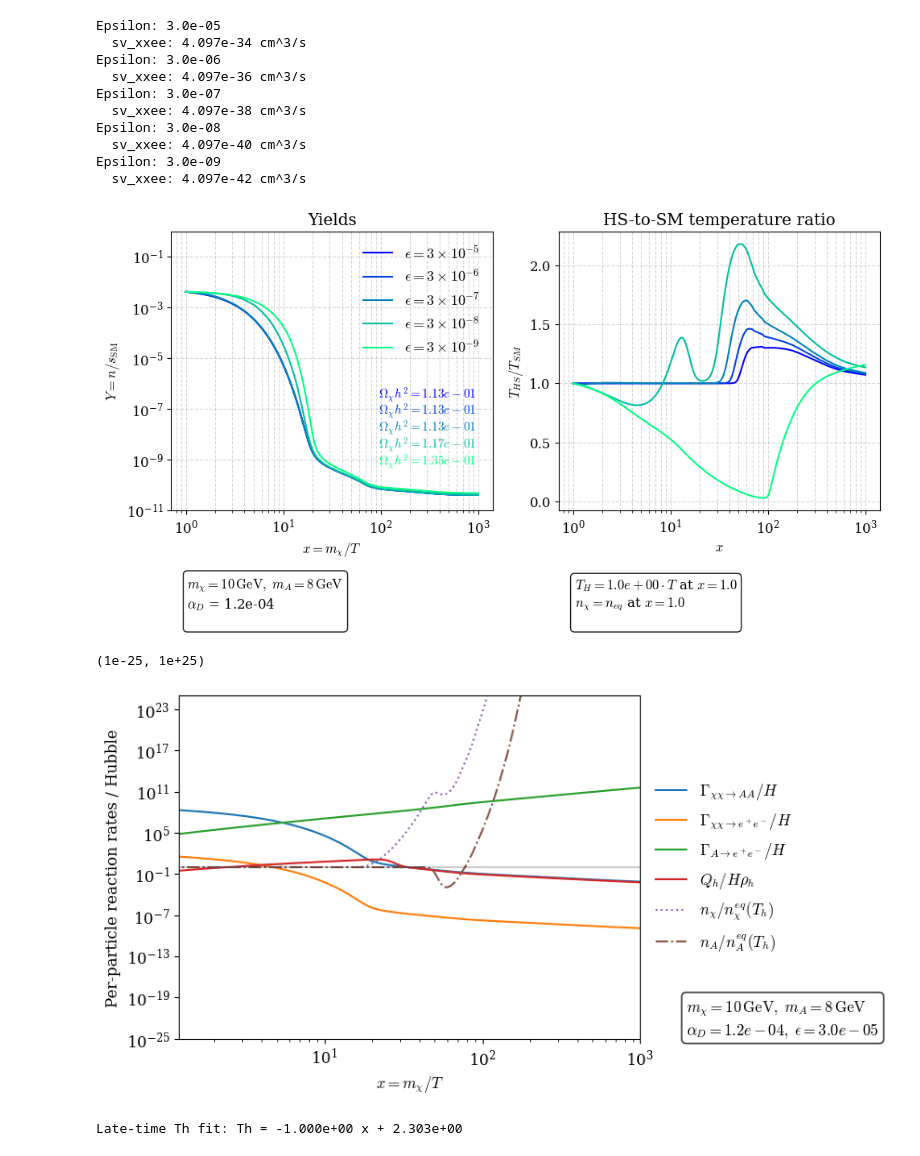
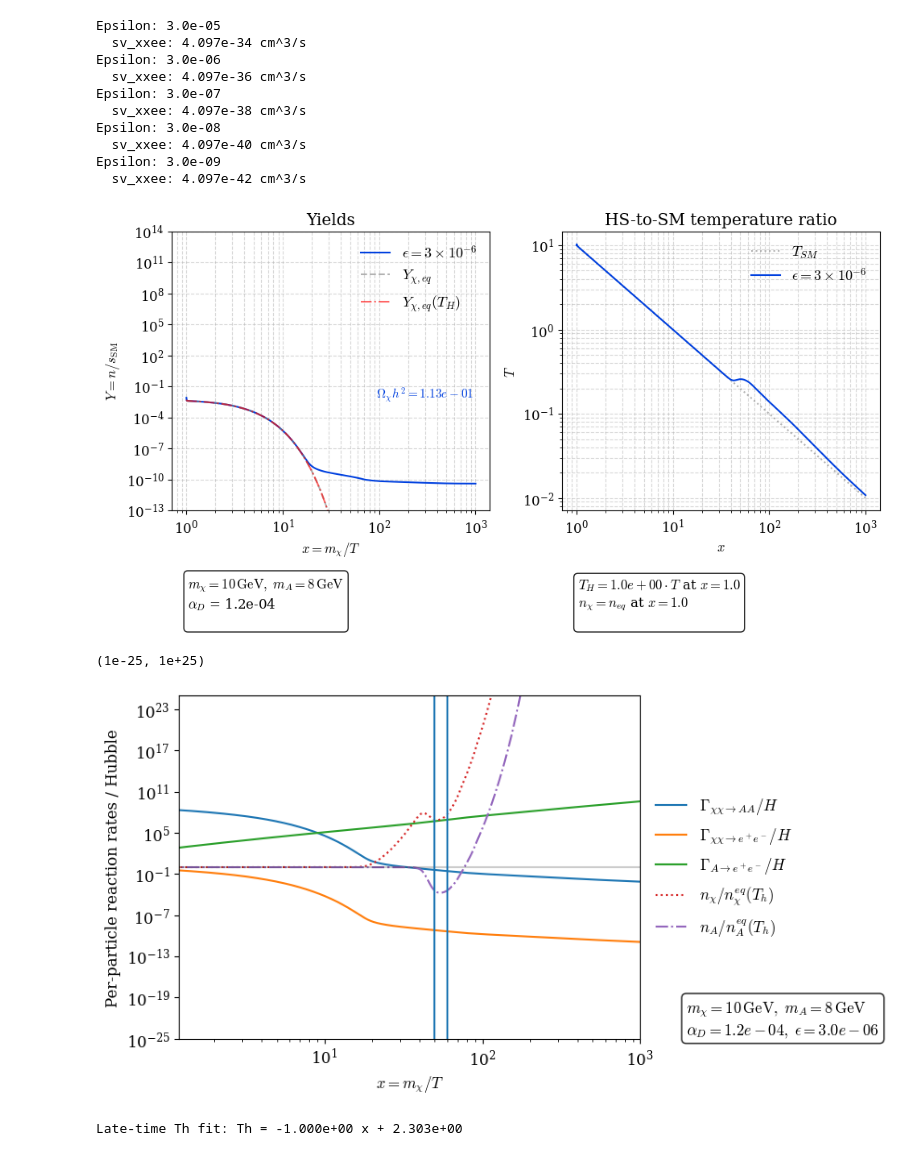
Before and after one commit to charlottemyers/darkphotons, a Jupyter notebook: dark_photon_freezeout_improved.ipynb, the cells around one changed output. Saved outputs shown, nothing was run; the diff lists cells and outputs as text; code cells hidden in the pictures.

```diff
--- a/dark_photon_freezeout_improved.ipynb
+++ b/dark_photon_freezeout_improved.ipynb
@@ -490,12 +451,12 @@ def Y(n, T): return n / s_SM(T)
 # ----------------------------
 
 # decrease mass, increase couplings
-alpha = 4.18e-4 #10
-epsilon =  3e-10
+alpha = 10**-3 # 4.18e-4 #10
+epsilon =  10**-8 #3e-10
 mchi = 10 # 0.3
 mA = 8 # 0.3*0.7
 
-gchi = 2
+gchi = 4
 gA = 3
 
 sv_xxAA = sigma_xx_to_AA(alpha, mchi, mA) #GeV^-2
@@ -512,6 +473,7 @@ params = {
     "epsilon": epsilon,
     "sv_xxee": sv_xxee,
     "sv_xxAA": sv_xxAA,
+    "elastic": False,
     #"sv_AAxx": sv_AAxx,
     #"sv_xxff": sv_xxff,
     "t_dep": True, #T-dependent gstar
@@ -1171,20 +1162,20 @@ Epsilon: 3.0e-09
 palette = plt.get_cmap("winter", 5)
 
 runs = [
-    {"params": paramsAe, "result": resultsAe,
-     "label": r"$\epsilon = 3\times10^{-5}$", "color": palette(0),   "Omega_h2": omegah2Ae},
+    # {"params": paramsAe, "result": resultsAe,
+    #  "label": r"$\epsilon = 3\times10^{-5}$", "color": palette(0)},
     {"params": paramsBe, "result": resultsBe,
-     "label": r"$\epsilon = 3\times10^{-6}$", "color": palette(1),   "Omega_h2": omegah2Be},
-    {"params": paramsCe, "result": resultsCe,
-     "label": r"$\epsilon = 3\times10^{-7}$", "color": palette(2),  "Omega_h2": omegah2Ce},
-    {"params": paramsDe, "result": resultsDe,
-        "label": r"$\epsilon = 3\times10^{-8}$", "color": palette(3),  "Omega_h2": omegah2De},
-    {"params": paramsEe, "result": resultsEe,
-        "label": r"$\epsilon =  3\times10^{-9}$", "color": palette(4),  "Omega_h2": omegah2Ee},
+     "label": r"$\epsilon = 3\times10^{-6}$", "color": palette(1)},
+    # {"params": paramsCe, "result": resultsCe,
+    #  "label": r"$\epsilon = 3\times10^{-7}$", "color": palette(2)},
+    # {"params": paramsDe, "result": resultsDe,
+    #     "label": r"$\epsilon = 3\times10^{-8}$", "color": palette(3)},
+    # {"params": paramsEe, "result": resultsEe,
+    #     "label": r"$\epsilon =  3\times10^{-9}$", "color": palette(4)},
 ]
 
 # --- CONFIG ---
-ylims = (1e-11, 1e0)
+ylims = (1e-13, 1e14)
 show_eq = True
 show_param_box_first = True
 show_relic_boxes = True
@@ -1195,6 +1186,8 @@ col_chi, col_A = "green", "blue"
 
 fig, ax = plt.subplots(1, 2, figsize=(10, 6))
 
+
+VAL_FLOOR = 1e-300
 for i, run in enumerate(runs):
     params = run["params"]
     mchi = float(params["mchi"])
@@ -1219,12 +1212,25 @@ for i, run in enumerate(runs):
         gchi = params.get("gchi", None)
         gA   = params.get("gA",   None)
         Ychi_eq = Y(neq(params["mchi"], gchi, T), T)
+        Ychi_eq_Th = Y(neq(params["mchi"], gchi, Th), T)
         YA_eq   = Y(neq(params["mA"],   gA,   T), T)
-        #ax[0].loglog(xs, Ychi_eq, ":",  alpha=0.6, ls = "--", color = 'grey', label = rf"$Y_{{\chi,eq}}$")
-        #ax[0].loglog(xs, YA_eq,   ":", color=col_A,  alpha=0.6, label=rf"$Y_A$")
+
+
+        ax[0].loglog(xs, Ychi_eq, ":",  alpha=0.6, ls = "--", color = 'grey', label = rf"$Y_{{\chi,eq}}$")
+        ax[0].loglog(xs, Ychi_eq_Th, ":",  alpha=0.6, ls = "-.", color = 'red', label = rf"$Y_{{\chi,eq}}(T_H)$")
+
+        #ax[0].loglog(xs, Ychi/np.maximum(1e-25, Ychi_eq),   ":", color=col_A,  alpha=0.6, label=rf"$Y_A$")
+
+        # nxeq_Th = neq_stable(mchi, gchi, Th)
+        # rat =  nchi / np.maximum(nxeq_Th, VAL_FLOOR)
+        # caprat = np.minimum(rat, 1e50)
+        # ax[0].loglog(xs, caprat,  color='red',  alpha=0.6, label=rf"$n_\chi / n_{{\chi,eq}}(T_H)$")
+
+        # ax[0].loglog(xs, nchi/np.maximum(1e-25, neq(params["mchi"], gchi, Th)),  color='red',  alpha=0.6, label=rf"$n_\chi / n_{{\chi,eq}}(T_H)$")
+        # ax[0].loglog(xs, nchi/np.maximum(1e-25, neq(params["mA"], gA, Th)),   ":", color=col_A,  alpha=0.6, label=rf"$Y_A$")
 
     # --- Per-run relic abundance box ---
-    if show_relic_boxes and ("Omega_h2" in run):
+    if show_relic_boxes:
         omegah2 = get_relic_abundance(Ychi[-1], mchi)
         relic_text = r"$\Omega_\chi h^2 = {:.2e}$".format(omegah2)
         y_anchor = 0.45 - 0.06*(i % 6)  # stagger to avoid overlap
@@ -1236,7 +1242,10 @@ for i, run in enumerate(runs):
         )
 
     # --- Temperature ratio ---
-    ax[1].plot(xs, Th/T, ls="-", color=c)
+    if i == 0:
+        ax[1].plot(xs, T, ':', color='grey', alpha=0.6, label=r"$T_{SM}$")
+    ax[1].plot(xs, Th, ls="-", color=c, label=rf"{lbl_run}")
+
 
     if i == 0 and show_param_box_first:
         param_text = (
@@ -1256,38 +1265,41 @@ for i, run in enumerate(runs):
         ic_param_text = (
     r"$T_H = %.1e \cdot T$ at $x=%.1f$" "\n"
     r"$n_\chi = n_{eq}$ at $x=%.1f$" "\n"
     ) % (Th[0]/T[0], x[0], x[0])
         ax[1].text(
             0.05, -0.42, ic_param_text,
             transform=ax[1].transAxes, va='bottom', ha='left',
             bbox=dict(boxstyle='round', facecolor='white', alpha=0.9),
             clip_on=False
         )
 
 # --- Cosmetics ---
 ax[0].set_ylim(*ylims)
 ax[0].set_xlabel(r"$x = m_\chi/T$")
 ax[0].set_ylabel(r"$Y = n/s_{\rm SM}$")
 ax[0].set_title("Yields")
 ax[0].grid(True, which='both', ls='--', alpha=0.5)
 
 ax[1].set_xlabel(r"$x$")
-ax[1].set_ylabel(r"$T_{HS}/T_{SM}$")
+ax[1].set_ylabel(r"$T$")
 ax[1].set_title("HS-to-SM temperature ratio")
 ax[1].grid(True, which='both', ls='--', alpha=0.5)
 
 ax[0].legend(frameon=False, fontsize=13, ncol=1)
 ax[1].legend(frameon=False, fontsize=13, ncol=1)
 ax[1].set_xscale('log')
+ax[1].set_yscale('log')
+
+#ax[1].set_xlim(1.2, 550)
 
 
 plt.tight_layout()
 plt.show()
 # %% [output]
-[figure, old version]
+[figure, new version]
 # %%
 # plot diagnostics
-diag = resultsAe["diag"]
+diag = resultsBe["diag"]
 Gamma_xAA_over_H = diag["Gamma_xAA_over_H"]
 Gamma_xSM_over_H = diag["Gamma_xSM_over_H"]
 Gamma_Adec_over_H = diag["Gamma_Adec_over_H"]
@@ -1308,7 +1320,6 @@ plt.loglog(x_evolve, Gamma_xAA_over_H, label=r"$\Gamma_{\chi\chi \to AA} / H$")
 plt.loglog(x_evolve, Gamma_xSM_over_H, label=r"$\Gamma_{\chi\chi \to e^+e^-} / H$")
 plt.loglog(x_evolve, Gamma_Adec_over_H, label=r"$\Gamma_{A \to e^+e^-} / H$")
 # plt.loglog(x_evolve, cap_gamma_chem_over_H, label= label_chem)
-plt.loglog(x_evolve, Qh_over_Hrho, label=r"$Q_h / H \rho_h$")
 
 #plt.loglog(x_evolve, np.minimum(diag["dep_chi"], 1000000000), ls='--', label=r"$n_\chi / n_\chi^{eq}(T_h)$")
 
@@ -1354,11 +1365,13 @@ plt.ylabel(r"Per-particle reaction rates / Hubble")
 plt.axhline(1.0, color='k', ls='-', alpha = 0.2)
 plt.xlim(1.2, 1000)
 
+plt.axvline(50)
+plt.axvline(60)
 l = 20
 plt.ylim(1e-25, 1e25)
 # %% [output]
 (1e-25, 1e+25)
-[figure, old version]
+[figure, new version]
 # %%
 # fit late-time temperature evolution for D
 
```
Also changed, not shown: parts of 25 cells of this notebook, 5 other files.
